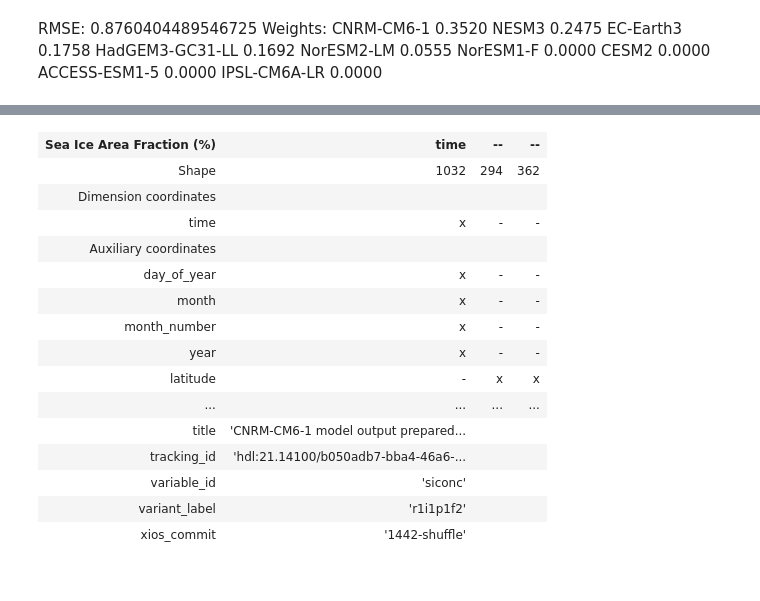
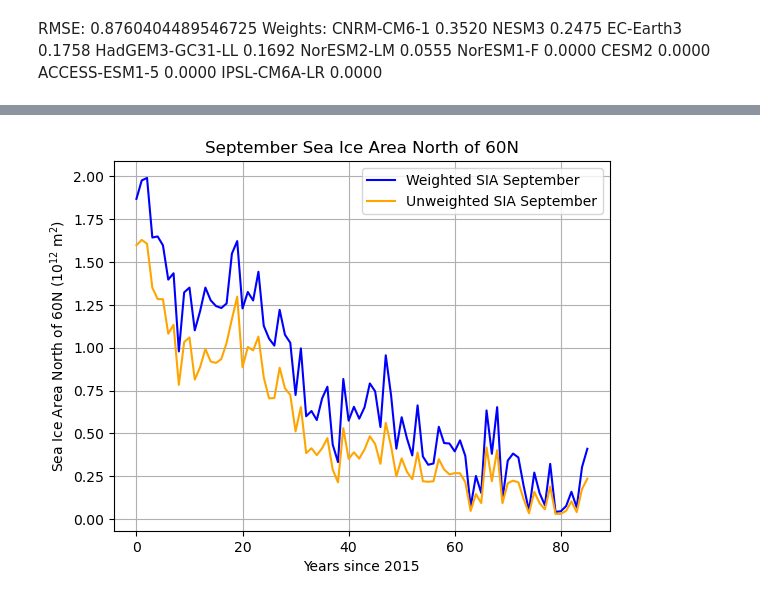
Before and after one commit to mattpollock100/CMIP6_emergent_constraint, a Jupyter notebook: siconc_weighted.ipynb, the cells around one changed output, grey strips where cells are left out. Drawn from its saved outputs; the diff is of its cells as text; code cells hidden in the pictures.

Commit message:
first version of future projection. Complex method for getting sia though

```diff
--- a/siconc_weighted.ipynb
+++ b/siconc_weighted.ipynb
@@ -143,19 +77,0 @@ CoordinateMultiDimError: Cannot apply constraints to multidimensional coordinate
-# %%
-    cube
-# %% [output]
-| Sea Ice Area Fraction (%) | time | -- | -- |
-| Shape | 1032 | 294 | 362 |
-| Dimension coordinates |  |  |  |
-| time | x | - | - |
-| Auxiliary coordinates |  |  |  |
-| day_of_year | x | - | - |
-| month | x | - | - |
-| month_number | x | - | - |
-| year | x | - | - |
-| latitude | - | x | x |
-| ... | ... | ... | ... |
-| title | 'CNRM-CM6-1 model output prepared... |  |  |
-| tracking_id | 'hdl:21.14100/b050adb7-bba4-46a6-... |  |  |
-| variable_id | 'siconc' |  |  |
-| variant_label | 'r1i1p1f2' |  |  |
-| xios_commit | '1442-shuffle' |  |  |
@@ -161,0 +306,45 @@ CoordinateMultiDimError: Cannot apply constraints to multidimensional coordinate
+# %%
+
+sia_dict = {}
+for model in models:
+    path = root_path + f'{model}/{projection}/'
+
+    #get the name of the file in path that starts with var
+    for file in os.listdir(path):
+        if file.startswith(var):
+            filename = file
+    file_path = path + filename
+
+    ds = xr.open_dataset(file_path)
+    sia = sia_timeseries_north_of_60N(file_path, lat_limit=60.0)
+    sia_dict[model] = sia
+# print(sia)
+# sia.to_netcdf("sia_north60_timeseries.nc")
+# %%
+#extract september values
+sia_sep_annual_dict = {}
+for model, sia in sia_dict.items():
+    sia_sep = sia.sel(time=sia["time"].dt.month == 9)
+    sia_sep_annual = sia_sep.groupby("time.year").mean("time")
+    sia_sep_annual_dict[model] = sia_sep_annual
+# %%
+
+#weighted september values
+sia_sep_weighted = np.zeros_like(september_values)
+for i, model in enumerate(models):
+    sia_sep_weighted += sia_sep_annual_dict[model] * weights[i]
+
+sia_sep_unweighted = np.zeros_like(september_values)
+for i, model in enumerate(models):
+    sia_sep_unweighted += sia_sep_annual_dict[model] / len(models)
+# %%
+plt.plot(sia_sep_weighted / 1e12, label='Weighted SIA September', color='blue')
+plt.plot(sia_sep_unweighted / 1e12, label='Unweighted SIA September', color='orange')
+plt.xlabel('Years since 2015')
+plt.ylabel('Sea Ice Area North of 60N (10$^{12}$ m$^2$)')
+plt.title('September Sea Ice Area North of 60N')
+plt.legend()
+plt.grid()
+plt.show()
+# %% [output]
+[figure, added]
```
Also changed, not shown: parts of 7 cells of this notebook.
